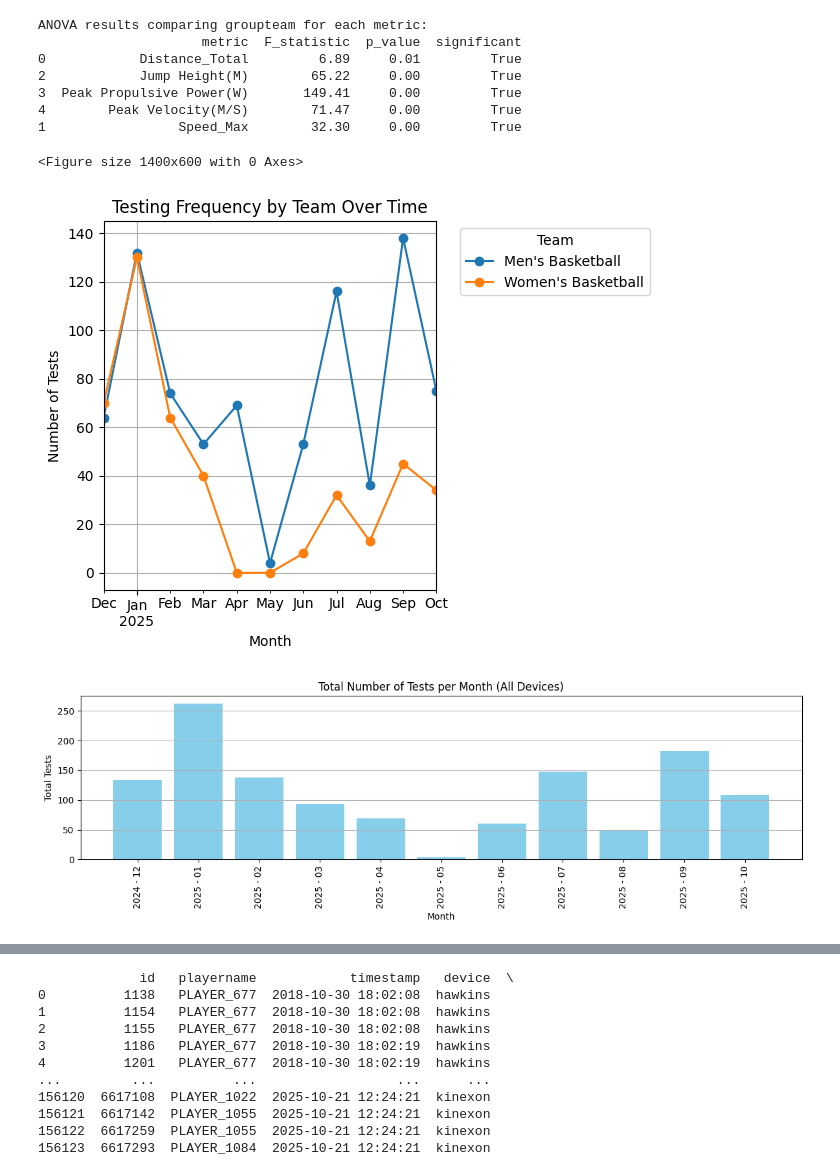
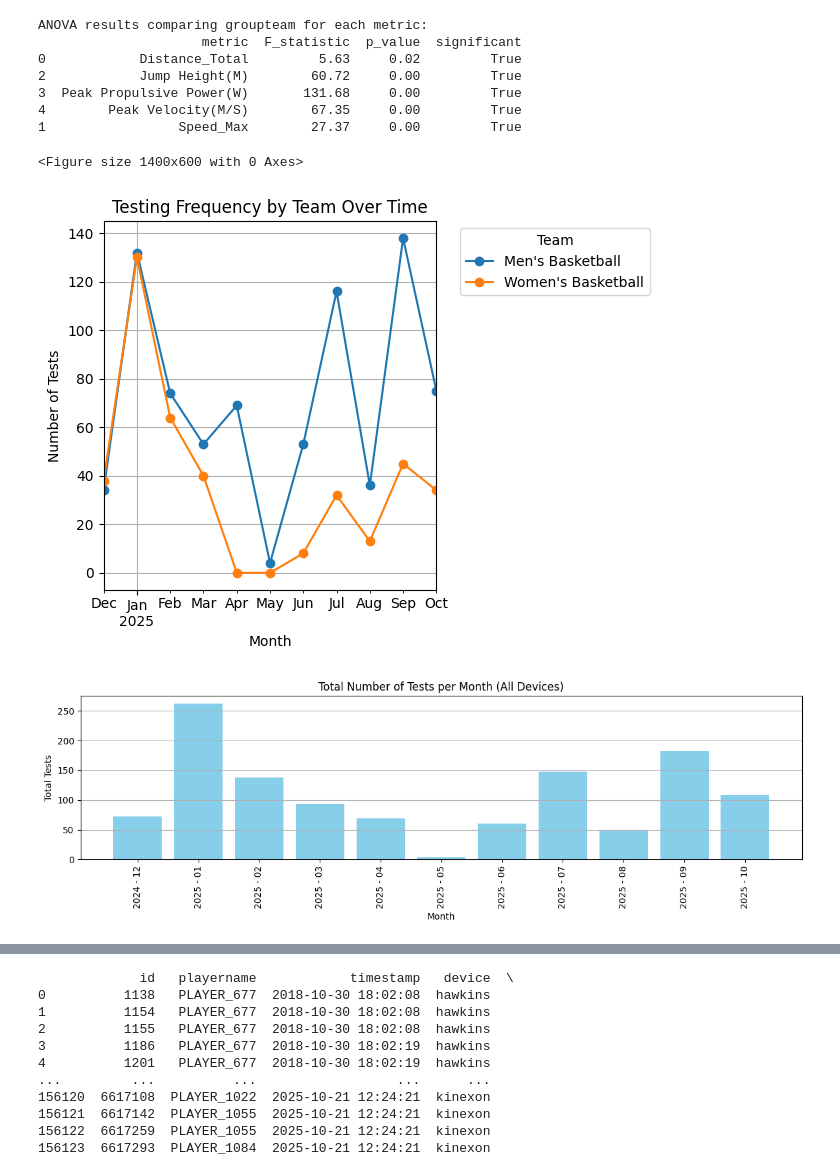
Before and after one commit to briggsprashar/sports_metric_analysis, a Jupyter notebook: scripts/part3.2_viz_comparison.ipynb, the cells around one changed output, grey strips where cells are left out. Drawn from its saved outputs; the diff is of its cells as text; code cells hidden in the pictures.

```diff
--- a/scripts/part3.2_viz_comparison.ipynb
+++ b/scripts/part3.2_viz_comparison.ipynb
@@ -70,7 +70,7 @@ for metric in all_metrics:
 # 3.2B Calculate statistical significance (t-test or ANOVA as appropriate)
 
 # Load and clean dataset
-df = pd.read_csv('raw/selected_players_data.csv')
+df = pd.read_csv('../raw/selected_players_data.csv')
 df['timestamp'] = pd.to_datetime(df['timestamp'], errors='coerce')
 df = df.dropna(subset=['value', 'groupteam', 'metric'])
 
@@ -107,16 +107,16 @@ print(anova_df.sort_values(by='metric'))
 # %% [output]
 ANOVA results comparing groupteam for each metric:
                      metric  F_statistic  p_value  significant
-0            Distance_Total         6.89     0.01         True
-2            Jump Height(M)        65.22     0.00         True
-3  Peak Propulsive Power(W)       149.41     0.00         True
-4        Peak Velocity(M/S)        71.47     0.00         True
-1                 Speed_Max        32.30     0.00         True
+0            Distance_Total         5.63     0.02         True
+2            Jump Height(M)        60.72     0.00         True
+3  Peak Propulsive Power(W)       131.68     0.00         True
+4        Peak Velocity(M/S)        67.35     0.00         True
+1                 Speed_Max        27.37     0.00         True
 # %%
 #3.2C  Create a visualization showing testing frequency by team over time
 
 # Load and clean the dataset
-df = pd.read_csv('raw/selected_players_data.csv')
+df = pd.read_csv('../raw/selected_players_data.csv')
 df['timestamp'] = pd.to_datetime(df['timestamp'], errors='coerce')
 df = df.dropna(subset=['timestamp', 'groupteam'])
 
@@ -141,42 +141,42 @@ plt.tight_layout()
 plt.show()
 # %% [output]
 <Figure size 1400x600 with 0 Axes>
-[figure, old version]
+[figure, new version]
 # %%
 #3.3  Dashboard Metric
 # %%
 # 3.3A Total number of tests per month (all systems combined)
 import pandas as pd
 import matplotlib.pyplot as plt
 
 # Load dataset and ensure timestamps are valid
-df = pd.read_csv('raw/selected_players_data.csv')
+df = pd.read_csv('../raw/selected_players_data.csv')
 df['timestamp'] = pd.to_datetime(df['timestamp'], errors='coerce')
 
 # Keep only rows with valid timestamps and device information
 df = df.dropna(subset=['timestamp', 'device'])
 
 # Create a 'month' column from timestamps
 df['month'] = df['timestamp'].dt.to_period('M').dt.to_timestamp()
 
 # Count total number of tests per month
 monthly_tests = df.groupby('month').size().reset_index(name='total_tests')
 
 # Format month for display (YYYY - MM)
 monthly_tests['month_str'] = monthly_tests['month'].dt.strftime('%Y - %m')
 
 # Plot monthly test counts as a bar chart
 plt.figure(figsize=(12, 4))
 plt.bar(monthly_tests['month_str'], monthly_tests['total_tests'], color='skyblue')
 plt.title("Total Number of Tests per Month (All Devices)")
 plt.xlabel("Month")
 plt.ylabel("Total Tests")
 plt.xticks(rotation=90)
 plt.tight_layout()
 plt.grid(axis='y')
 plt.show()
 # %% [output]
-[figure, old version]
+[figure, new version]
 # %%
 # 3.3B Breakdown of monthly test counts by data source (stacked bar chart)
 
```
Also changed, not shown: parts of 8 cells of this notebook, 45 other files.
